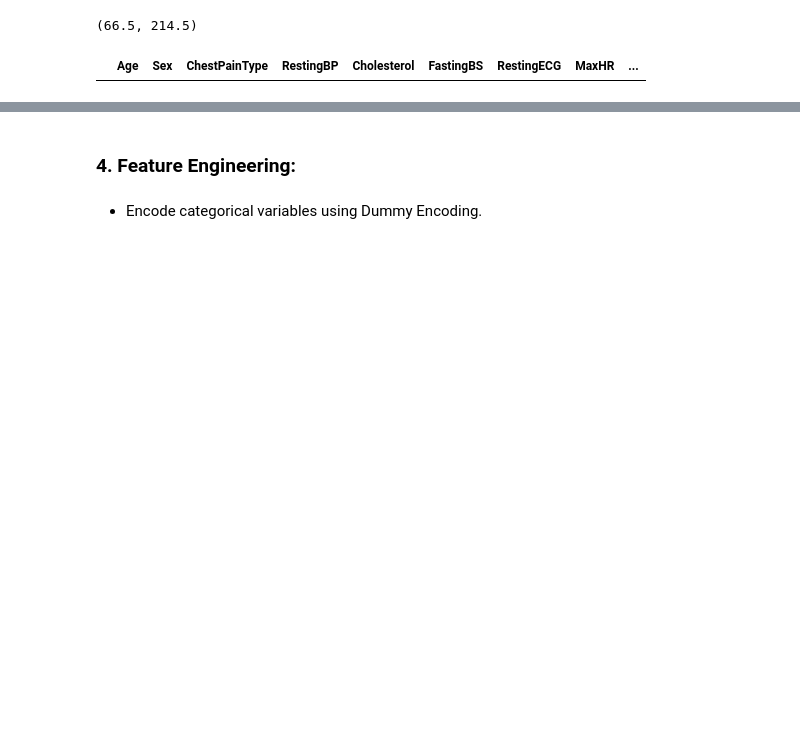
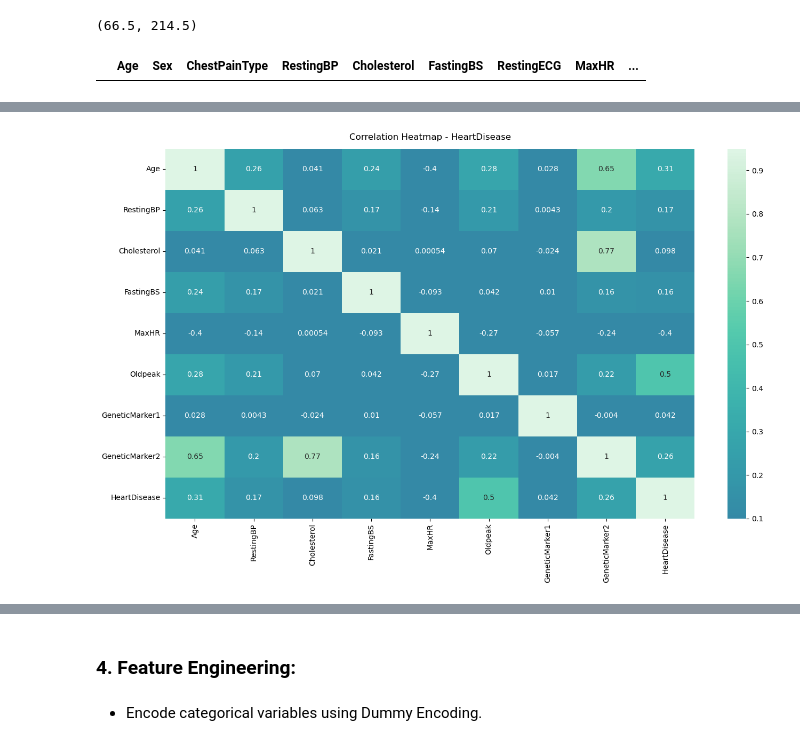
Before and after one commit to TJ-Abbing/Data-Science, a Jupyter notebook: OP-2/assignments/final/teammates/final-assignment-fadi.ipynb, the cells around one changed output, grey strips where cells are left out. Saved outputs shown, nothing was run; the diff lists cells and outputs as text; code cells hidden in the pictures; blank space fills up the shorter version.

```diff
--- a/OP-2/assignments/final/teammates/final-assignment-fadi.ipynb
+++ b/OP-2/assignments/final/teammates/final-assignment-fadi.ipynb
@@ -359,0 +365,10 @@ df
+# %%
+plt.figure(figsize=(16, 9))
+cor = df[['Age', 'RestingBP', 'Cholesterol', 'FastingBS', 'MaxHR', 'Oldpeak',
+       'GeneticMarker1', 'GeneticMarker2', 'HeartDisease']].corr()
+heatmap = sns.heatmap(data=cor, annot=True, vmin=0.1, vmax=0.95, center=0, cmap='mako')
+heatmap.set_title('Correlation Heatmap - HeartDisease', fontdict={'fontsize':12}, pad=12)
+
+plt.show()
+# %% [output]
+[figure, added]
```
Also changed, not shown: parts of 53 cells of this notebook, 1 other file.
